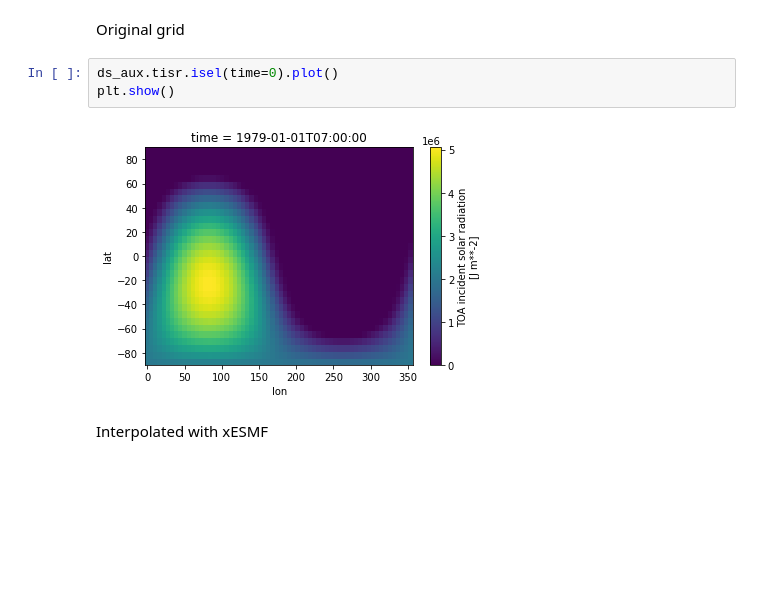
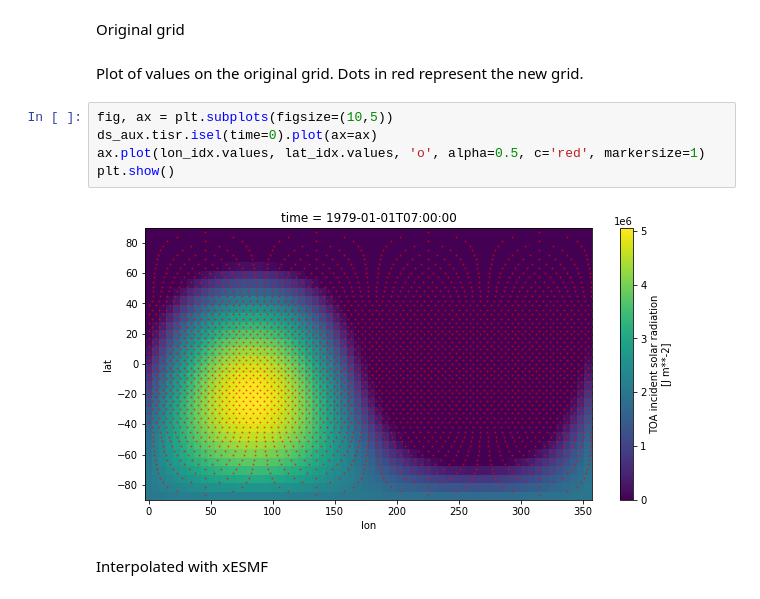
Before and after one commit to deepsphere/deepsphere-weather, a Jupyter notebook: notebooks/healpix_resampling.ipynb, the cells around one changed output. Saved outputs shown, nothing was run; the diff lists cells and outputs as text; blank space fills up the shorter version.

```diff
--- a/notebooks/healpix_resampling.ipynb
+++ b/notebooks/healpix_resampling.ipynb
@@ -228,10 +255,14 @@ history :
 # %% [markdown]
 Original grid
-# %%
-ds_aux.tisr.isel(time=0).plot()
-plt.show()
-# %% [output]
-[figure, removed]
+# %% [markdown]
+Plot of values on the original grid. Dots in red represent the new grid.
+# %%
+fig, ax = plt.subplots(figsize=(10,5))
+ds_aux.tisr.isel(time=0).plot(ax=ax)
+ax.plot(lon_idx.values, lat_idx.values, 'o', alpha=0.5, c='red', markersize=1)
+plt.show()
+# %% [output]
+[figure, added]
 # %% [markdown]
 Interpolated with xESMF
 # %%
```
Also changed, not shown: parts of 24 cells of this notebook.
